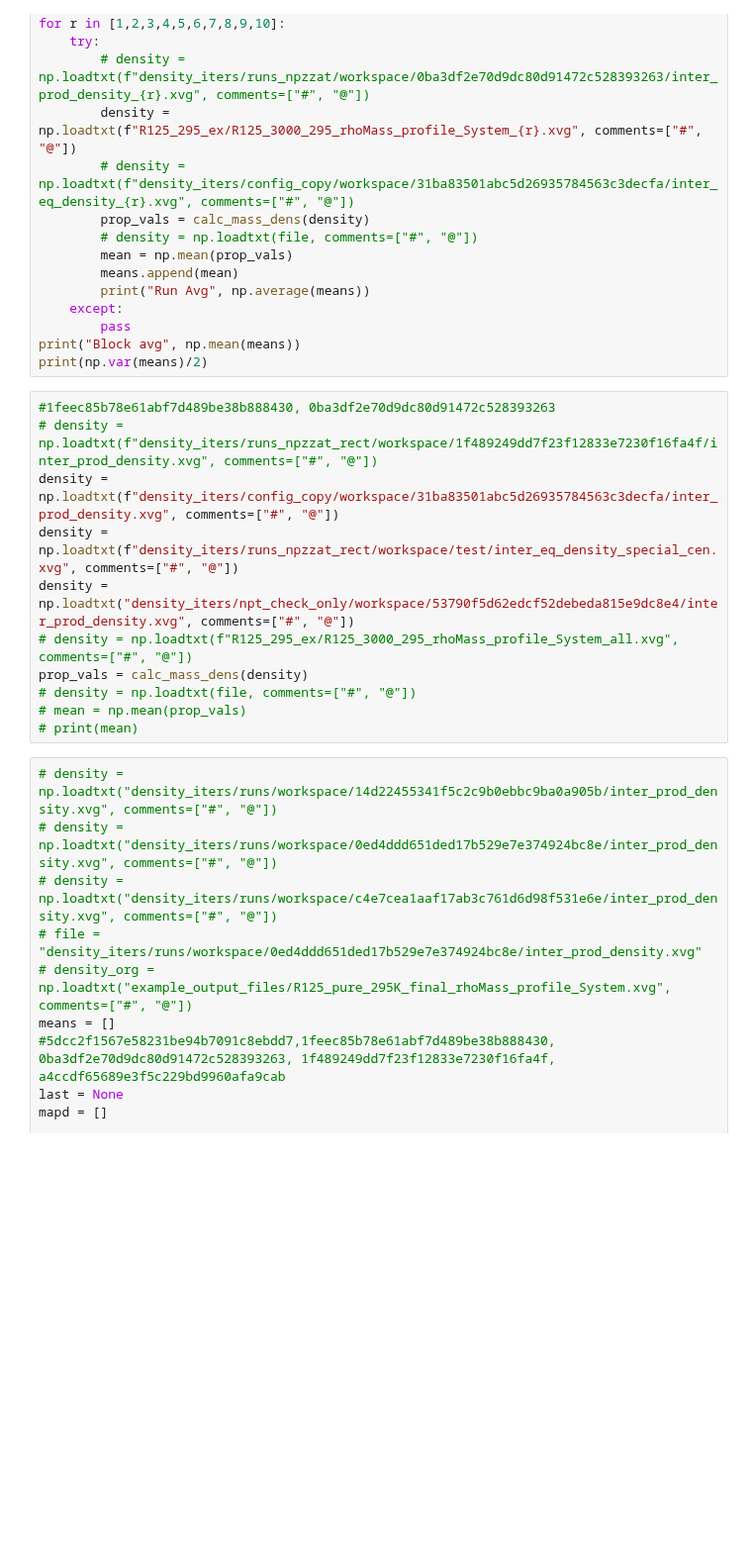
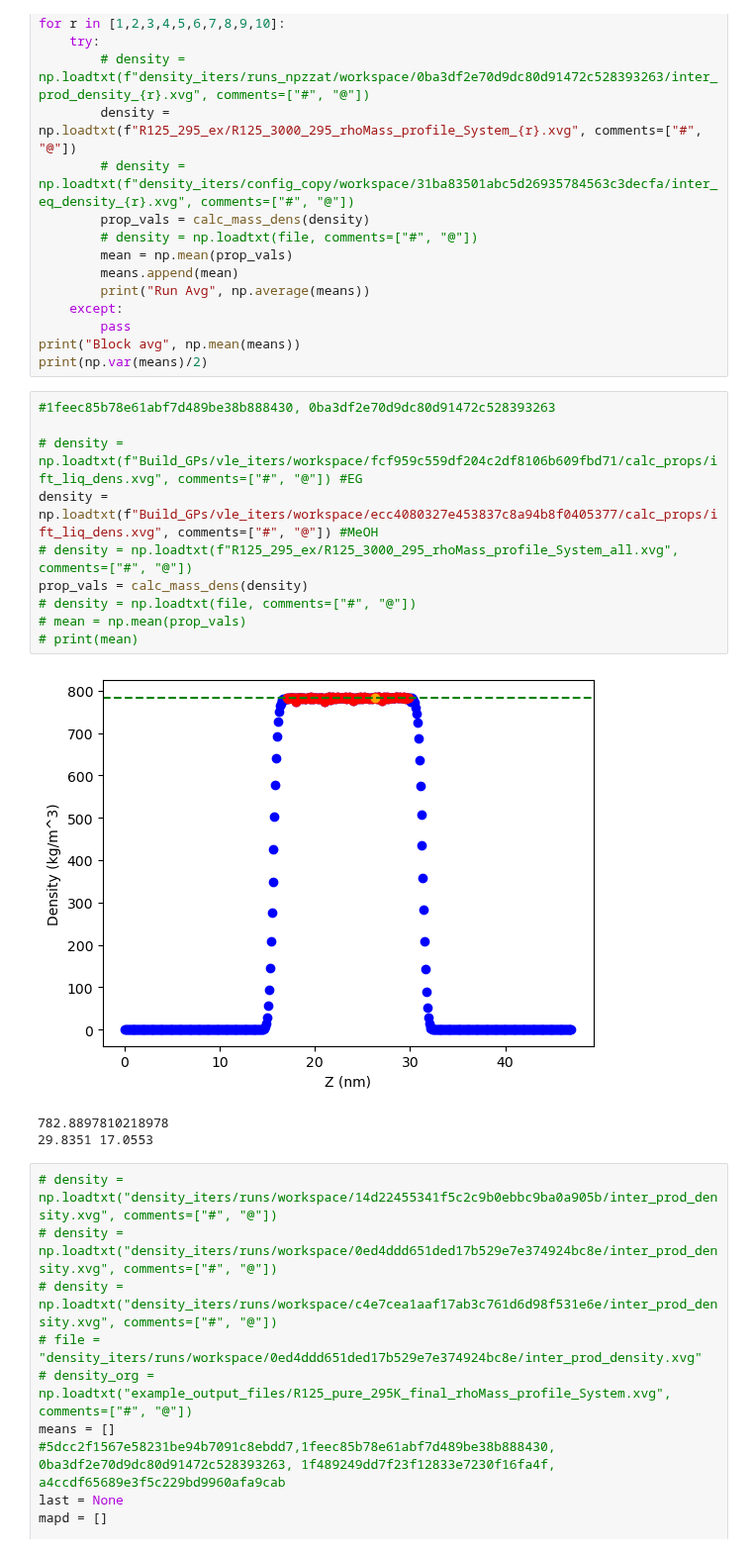
Before and after one commit to MaginnGroup/ES-FFO-Public, a Jupyter notebook: new_test.ipynb, the cells around one changed output. Shown at 99% size. Drawn from its saved outputs; the diff is of its cells as text; blank space fills up the shorter version.

Commit message:
Checked EG and MeOH convergence

```diff
--- a/new_test.ipynb
+++ b/new_test.ipynb
@@ -285,15 +286,18 @@ print("Block avg", np.mean(means))
 print(np.var(means)/2)
 # %%
 #1feec85b78e61abf7d489be38b888430, 0ba3df2e70d9dc80d91472c528393263
-# density = np.loadtxt(f"density_iters/runs_npzzat_rect/workspace/1f489249dd7f23f12833e7230f16fa4f/inter_prod_density.xvg", comments=["#", "@"])
-density = np.loadtxt(f"density_iters/config_copy/workspace/31ba83501abc5d26935784563c3decfa/inter_prod_density.xvg", comments=["#", "@"])
-density = np.loadtxt(f"density_iters/runs_npzzat_rect/workspace/test/inter_eq_density_special_cen.xvg", comments=["#", "@"])
-density = np.loadtxt("density_iters/npt_check_only/workspace/53790f5d62edcf52debeda815e9dc8e4/inter_prod_density.xvg", comments=["#", "@"])
+
+# density = np.loadtxt(f"Build_GPs/vle_iters/workspace/fcf959c559df204c2df8106b609fbd71/calc_props/ift_liq_dens.xvg", comments=["#", "@"]) #EG
+density = np.loadtxt(f"Build_GPs/vle_iters/workspace/ecc4080327e453837c8a94b8f0405377/calc_props/ift_liq_dens.xvg", comments=["#", "@"]) #MeOH
 # density = np.loadtxt(f"R125_295_ex/R125_3000_295_rhoMass_profile_System_all.xvg", comments=["#", "@"])
 prop_vals = calc_mass_dens(density)
 # density = np.loadtxt(file, comments=["#", "@"])
 # mean = np.mean(prop_vals)
 # print(mean)
+# %% [output]
+[figure, added]
+782.8897810218978
+29.8351 17.0553
 # %%
 # density = np.loadtxt("density_iters/runs/workspace/14d22455341f5c2c9b0ebbc9ba0a905b/inter_prod_density.xvg", comments=["#", "@"])
 # density = np.loadtxt("density_iters/runs/workspace/0ed4ddd651ded17b529e7e374924bc8e/inter_prod_density.xvg", comments=["#", "@"])
```
Also changed, not shown: parts of 1 cell of this notebook.
